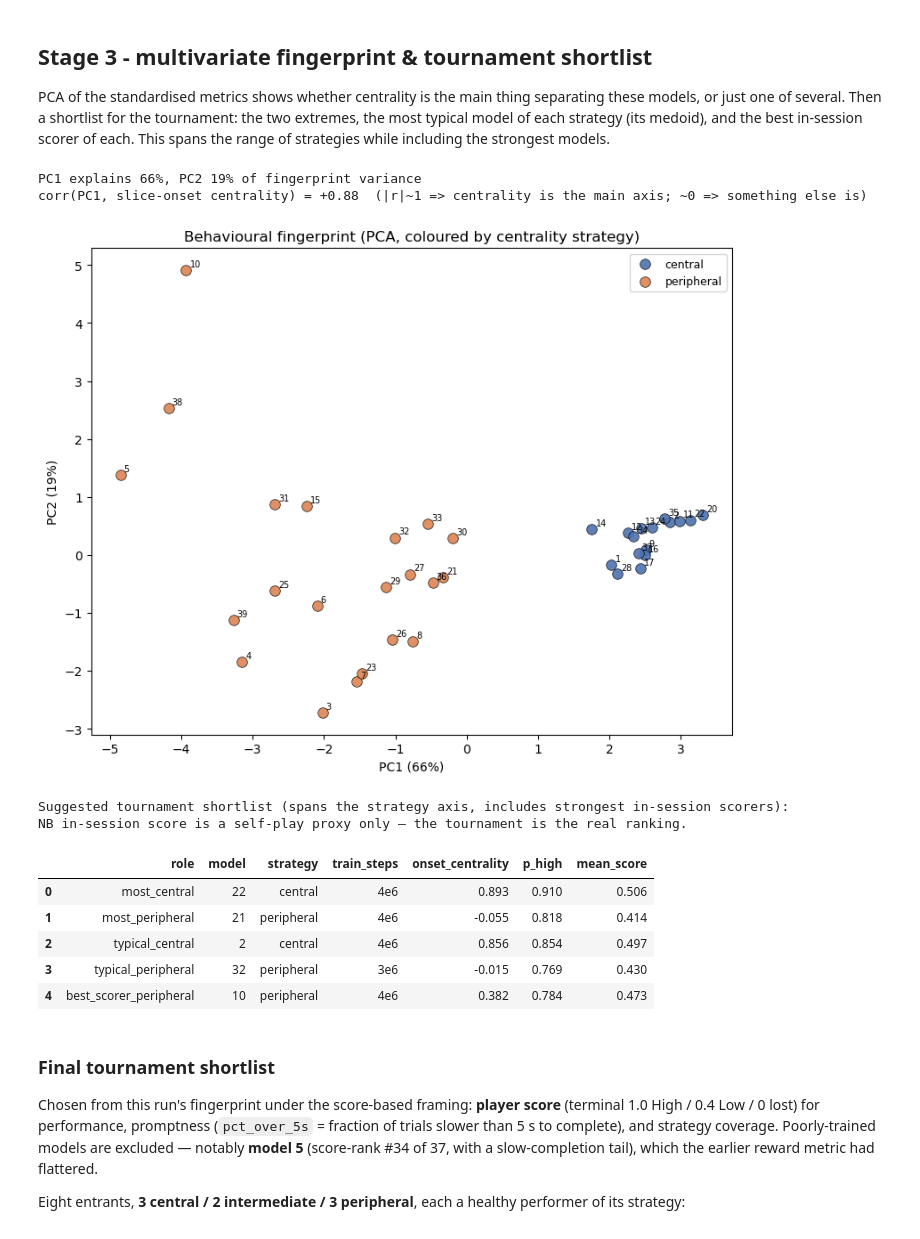
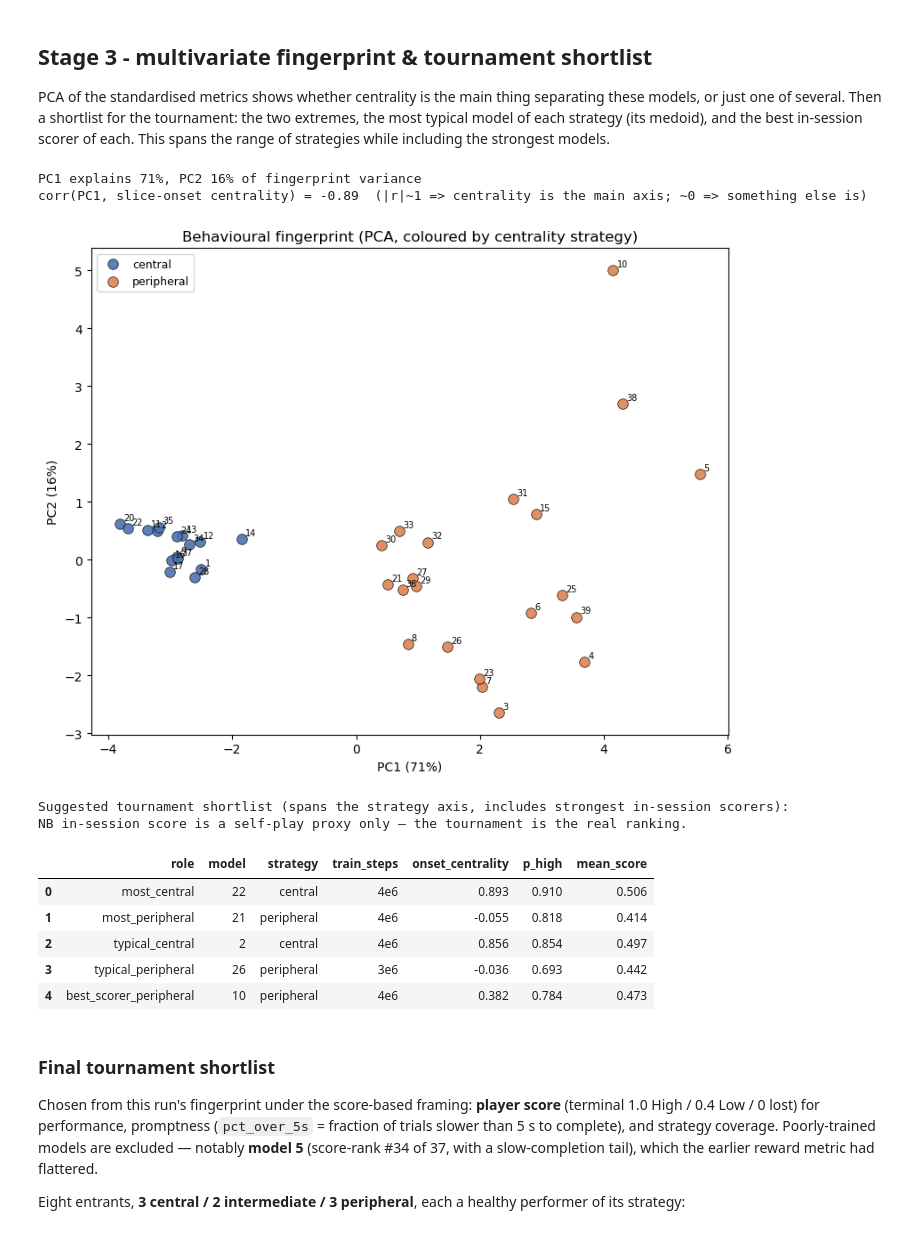
Before and after one commit to tomhagley6/octagon_analysis, a Jupyter notebook: demos/model_characterisation_demo.ipynb, the cells around one changed output. Cells and saved outputs as stored; diff of their text form; code cells hidden in the pictures.

```diff
--- a/demos/model_characterisation_demo.ipynb
+++ b/demos/model_characterisation_demo.ipynb
@@ -48,7 +48,8 @@ CURRENT_FOV = 110.0                 # agent camera FoV (total degrees); get_wall
 FS = globals.RECORDING_FREQUENCY    # 50 Hz logging
 ARENA_RADIUS = 36.21 / 2            # octagon centred at (0, 0); centrality 1 = centre, 0 = wall
 ITI_EPOCHS = [globals.ITI, globals.TRIAL_STARTED]  # "ITI" here = trial end -> next slice onset
-STATIONARY_SPEED = 0.05             # units/frame; below this a frame counts as "not moving"
+STATIONARY_SPEED = 0.05             # units/frame; below this a frame counts as "not translating"
+STATIONARY_ROT = 0.5                # deg/frame; below this a frame counts as "not rotating"
 PLAYERS = (0, 1)                    # self-play: pool both agents
 # %%
 # the only deliberate parameter difference within the set is training length
@@ -90,7 +91,7 @@ def slice_onset_centrality(trial, player_id):
 
 def iti_metrics(df, player_id):
     ''' Return one row per ITI (trial end -> next slice onset) with scanning (yaw rotation),
-        movement (path length, stationary fraction) and resting centrality for one agent.
+        movement (path length, resting proportions) and resting centrality for one agent.
         Takes a session dataframe and player id. '''
     xcol = globals.PLAYER_LOC_DICT[player_id]['xloc']
     zcol = globals.PLAYER_LOC_DICT[player_id]['yloc']
@@ -101,20 +102,25 @@ def iti_metrics(df, player_id):
 
     rows = []
     for _, grp in df[is_iti].groupby(run_id[is_iti]):
-        yaw = grp[ycol].to_numpy(float); yaw = yaw[~np.isnan(yaw)]
-        x = grp[xcol].to_numpy(float); z = grp[zcol].to_numpy(float)
-        ok = ~np.isnan(x) & ~np.isnan(z); x, z = x[ok], z[ok]
-        if len(yaw) < 3 or len(x) < 3:
+        # mask x, z and yaw together so translation and rotation align frame-for-frame
+        x = grp[xcol].to_numpy(float); z = grp[zcol].to_numpy(float); yaw = grp[ycol].to_numpy(float)
+        ok = ~np.isnan(x) & ~np.isnan(z) & ~np.isnan(yaw); x, z, yaw = x[ok], z[ok], yaw[ok]
+        if len(x) < 3:
             continue
         unw = np.rad2deg(np.unwrap(np.deg2rad(yaw)))         # unwrap so large spins don't fold back
         step = np.hypot(np.diff(x), np.diff(z))              # per-frame translation
+        rot = np.abs(np.diff(unw))                           # per-frame rotation (degrees)
+        no_trans = step < STATIONARY_SPEED                   # frame with no translation
+        no_rot = rot < STATIONARY_ROT                        # frame with no rotation
         rows.append(dict(
             player=player_id,
-            n_frames=len(yaw),
+            n_frames=len(x),
             rot_range=float(unw.max() - unw.min()),
-            rot_total=float(np.abs(np.diff(unw)).sum()),
+            rot_total=float(rot.sum()),
             path_len=float(step.sum()),
-            stationary_frac=float(np.mean(step < STATIONARY_SPEED)),
+            prop_no_translational=float(np.mean(no_trans)),        # no translation (may still rotate)
+            prop_no_rotational=float(np.mean(no_rot)),             # no rotation (may still translate)
+            proportion_resting=float(np.mean(no_trans & no_rot)),  # neither: the all-zero action the penalty-break exempts
             iti_centrality=float(1 - np.mean(np.hypot(x, z)) / ARENA_RADIUS),
         ))
     return pd.DataFrame(rows)
@@ -306,7 +312,7 @@ sns.kdeplot(x=vals, ax=ax, color='grey', lw=1.5, fill=True, alpha=0.15, bw_adjus
 ax.axvline(0.5, color='black', ls=':', lw=1, label='fixed cut (0.5)')
 ax.axvline(boundary, color='red', ls='--', lw=1, label=f'GMM boundary ({boundary:.2f})')
 ax.set_yticks([]); ax.set_xlabel('per-model slice-onset centrality'); ax.set_ylabel('density')
-ax.set_title('Distribution of model strategies with both splits')
+ax.set_title('Distribution of model strategies')
 ax.legend(fontsize=8, loc='upper right'); plt.tight_layout(); plt.show()
 # %% [output]
 GMM component means: [0.013 0.835]  weights: [0.57 0.43]
@@ -346,7 +352,8 @@ peripheral    11   10
 Collect a set of behavioural metrics per model. For each one, compare how much it differs **between** the two strategies against how much it differs **within** a strategy. Metrics that differ mostly between strategies are what central vs peripheral actually captures. Metrics that vary a lot within a strategy tell otherwise-similar models apart in some other way.
 # %%
 # average ITI behaviour per model, pooled over agents
-iti_by_model = (iti_df.groupby('model')[['stationary_frac', 'path_len', 'rot_total', 'iti_centrality']]
+iti_by_model = (iti_df.groupby('model')[['prop_no_translational', 'prop_no_rotational',
+                'proportion_resting', 'path_len', 'rot_total', 'iti_centrality']]
                 .mean().reset_index())
 
 # summarise wall visibility per model
@@ -373,8 +380,8 @@ fingerprint = (model_meta
                .merge(vis_by_model, on='model')
                .merge(rt_by_model, on='model')
                .merge(score_by_model, on='model'))
-FP_METRICS = ['onset_centrality', 'iti_centrality', 'stationary_frac', 'path_len', 'rot_total',
-              'frac_visible_at_onset', 'latency_s', 'frac_never_visible', 'frac_trials_over_5s',
-              'p_high', 'mean_score']
+FP_METRICS = ['onset_centrality', 'iti_centrality', 'prop_no_translational', 'prop_no_rotational',
+              'proportion_resting', 'path_len', 'rot_total', 'frac_visible_at_onset', 'latency_s',
+              'frac_never_visible', 'frac_trials_over_5s', 'p_high', 'mean_score']
 fingerprint[['model', 'strategy', 'train_steps'] + FP_METRICS].round(3)
 # %% [output]
@@ -478,37 +492,38 @@ plt.tight_layout(); plt.show()
 PCA of the standardised metrics shows whether centrality is the main thing separating these models, or just one of several. Then a shortlist for the tournament: the two extremes, the most typical model of each strategy (its medoid), and the best in-session scorer of each. This spans the range of strategies while including the strongest models.
 # %%
 # standardise the metrics, leaving out the two centrality columns, so PCA shows what else varies
-pca_metrics = ['stationary_frac', 'path_len', 'rot_total', 'frac_visible_at_onset',
-               'latency_s', 'frac_never_visible', 'frac_trials_over_5s', 'p_high', 'mean_score']
+pca_metrics = ['prop_no_translational', 'prop_no_rotational', 'proportion_resting', 'path_len',
+               'rot_total', 'frac_visible_at_onset', 'latency_s', 'frac_never_visible',
+               'frac_trials_over_5s', 'p_high', 'mean_score']
 X = fingerprint[pca_metrics].to_numpy(float)
 X = np.where(np.isnan(X), np.nanmean(X, axis=0), X)          # fill the occasional missing latency
 Xz = StandardScaler().fit_transform(X)
 pca = PCA(n_components=2).fit(Xz)
 pc = pca.transform(Xz)
 fingerprint['pc1'], fingerprint['pc2'] = pc[:, 0], pc[:, 1]
 
 r_pc1 = np.corrcoef(fingerprint['pc1'], fingerprint['onset_centrality'])[0, 1]
 print(f"PC1 explains {pca.explained_variance_ratio_[0]:.0%}, PC2 {pca.explained_variance_ratio_[1]:.0%} "
       f"of fingerprint variance")
 print(f"corr(PC1, slice-onset centrality) = {r_pc1:+.2f}  "
       f"(|r|~1 => centrality is the main axis; ~0 => something else is)")
 
 fig, ax = plt.subplots(figsize=(8, 6.4))
 for lab in ['central', 'peripheral']:
     sub = fingerprint[fingerprint['strategy'] == lab]
     ax.scatter(sub['pc1'], sub['pc2'], s=70, color=STRAT_PALETTE[lab],
                edgecolor='black', linewidth=0.5, label=lab, alpha=0.9)
 for _, r in fingerprint.iterrows():
     ax.annotate(int(r['model']), (r['pc1'], r['pc2']), fontsize=7, xytext=(3, 3),
                 textcoords='offset points')
 ax.set_xlabel(f'PC1 ({pca.explained_variance_ratio_[0]:.0%})')
 ax.set_ylabel(f'PC2 ({pca.explained_variance_ratio_[1]:.0%})')
 ax.set_title('Behavioural fingerprint (PCA, coloured by centrality strategy)')
 ax.legend(fontsize=9); plt.tight_layout(); plt.show()
 # %% [output]
-PC1 explains 66%, PC2 19% of fingerprint variance
-corr(PC1, slice-onset centrality) = +0.88  (|r|~1 => centrality is the main axis; ~0 => something else is)
+PC1 explains 71%, PC2 16% of fingerprint variance
+corr(PC1, slice-onset centrality) = -0.89  (|r|~1 => centrality is the main axis; ~0 => something else is)
-[figure, old version]
+[figure, new version]
 # %%
 # pick the tournament shortlist: extremes, per-strategy medoid, per-strategy best in-session scorer
 def medoid_model(sub):
@@ -537,7 +552,7 @@ NB in-session score is a self-play proxy only — the tournament is the real ran
 | 0 | most_central | 22 | central | 4e6 | 0.893 | 0.910 | 0.506 |
 | 1 | most_peripheral | 21 | peripheral | 4e6 | -0.055 | 0.818 | 0.414 |
 | 2 | typical_central | 2 | central | 4e6 | 0.856 | 0.854 | 0.497 |
-| 3 | typical_peripheral | 32 | peripheral | 3e6 | -0.015 | 0.769 | 0.430 |
+| 3 | typical_peripheral | 26 | peripheral | 3e6 | -0.036 | 0.693 | 0.442 |
 | 4 | best_scorer_peripheral | 10 | peripheral | 4e6 | 0.382 | 0.784 | 0.473 |
 # %% [markdown]
 ### Final tournament shortlist
```
Also changed, not shown: parts of 8 cells of this notebook, 1 other file.
